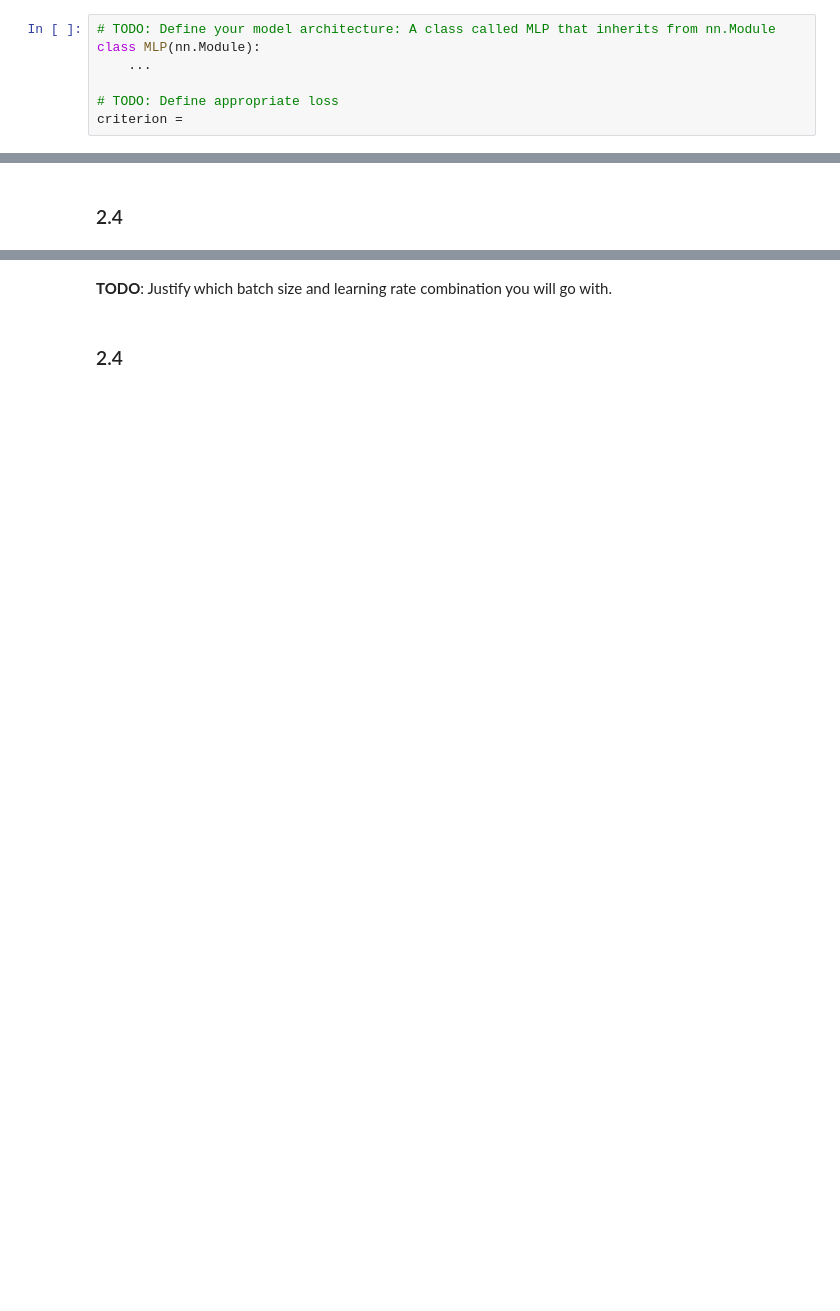
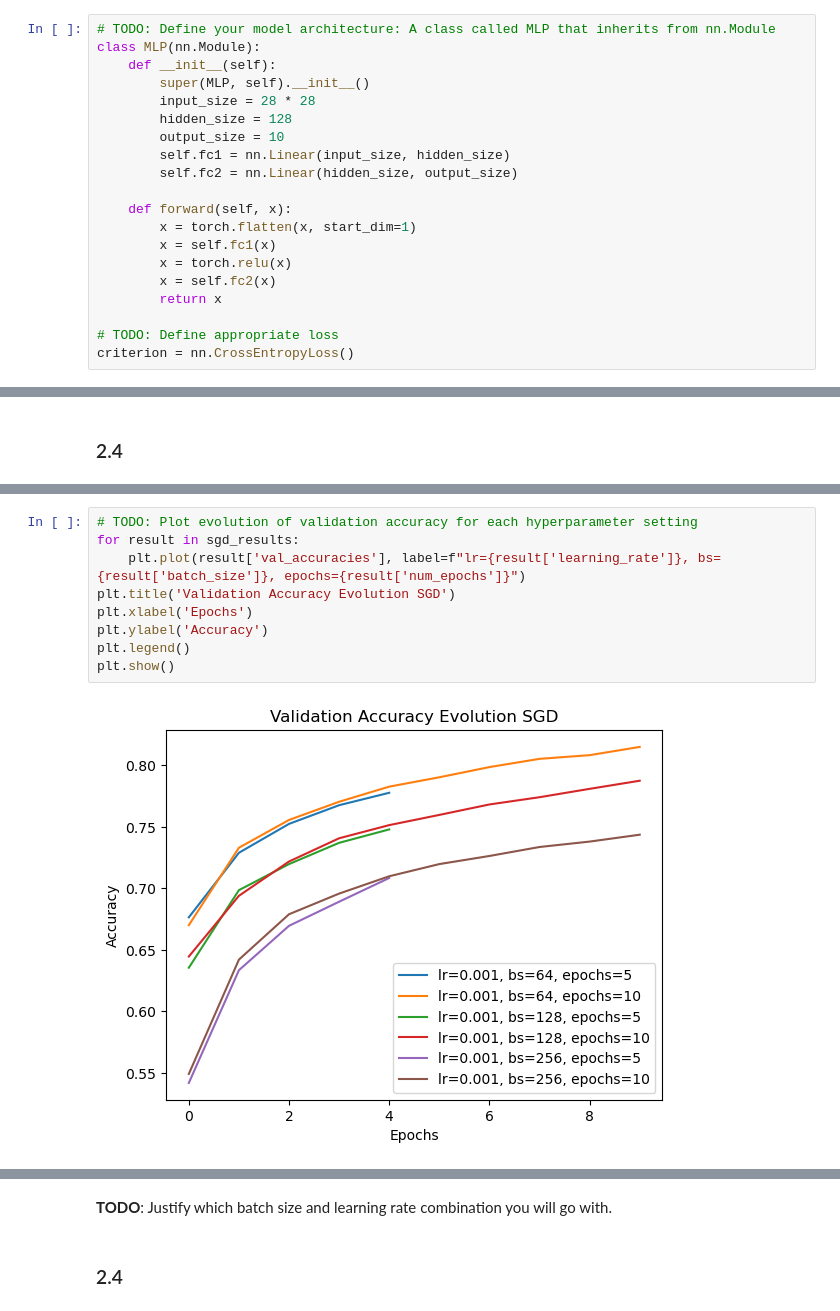
Before and after one commit to Tsumugivolle77/MLE-Sheets, a Jupyter notebook: sheet5/MLE25_sheet05.ipynb, the cells around one changed output, grey strips where cells are left out. Saved outputs shown, nothing was run; the diff lists cells and outputs as text; blank space fills up the shorter version.

```diff
--- a/sheet5/MLE25_sheet05.ipynb
+++ b/sheet5/MLE25_sheet05.ipynb
@@ -50,10 +85,23 @@ print(f"Test dataset size: {len(test_dataset)}")
 # %%
 # TODO: Define your model architecture: A class called MLP that inherits from nn.Module
 class MLP(nn.Module):
-    ...
+    def __init__(self):
+        super(MLP, self).__init__()
+        input_size = 28 * 28
+        hidden_size = 128
+        output_size = 10
+        self.fc1 = nn.Linear(input_size, hidden_size)
+        self.fc2 = nn.Linear(hidden_size, output_size)
+
+    def forward(self, x):
+        x = torch.flatten(x, start_dim=1)
+        x = self.fc1(x)
+        x = torch.relu(x)
+        x = self.fc2(x)
+        return x
 
 # TODO: Define appropriate loss
-criterion =
+criterion = nn.CrossEntropyLoss()
 # %% [markdown]
 ### 2.3
 # %%
@@ -91,0 +303,11 @@ def train_model(model, criterion, optimizer, train_loader, val_loader, num_epoch
+# %%
+# TODO: Plot evolution of validation accuracy for each hyperparameter setting
+for result in sgd_results:
+    plt.plot(result['val_accuracies'], label=f"lr={result['learning_rate']}, bs={result['batch_size']}, epochs={result['num_epochs']}")
+plt.title('Validation Accuracy Evolution SGD')
+plt.xlabel('Epochs')
+plt.ylabel('Accuracy')
+plt.legend()
+plt.show()
+# %% [output]
+[figure, added]
```
Also changed, not shown: parts of 15 cells of this notebook, 8 other files.
